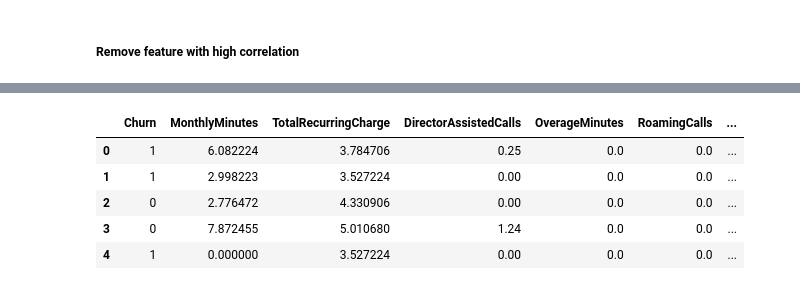
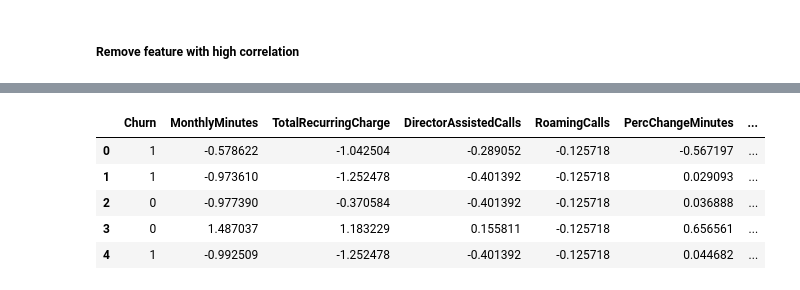
Before and after one commit to sthasubin429/slpt, a Jupyter notebook: src/telecom_churn.ipynb, the cells around one changed output, grey strips where cells are left out. Cells and saved outputs as stored; diff of their text form; code cells hidden in the pictures.

```diff
--- a/src/telecom_churn.ipynb
+++ b/src/telecom_churn.ipynb
@@ -541,0 +521,4 @@ memory usage: 23.8 MB
+# %%
+data_fe["In_Out_Ratio"] = data_fe["InboundCalls"] / data_fe["OutboundCalls"].replace(0, np.nan)
+data_fe["In_Out_Ratio"] = data_fe["In_Out_Ratio"].fillna(0)
+data_fe.head()
@@ -568,5 +558,9 @@ plot_feat_importances(important_feat[important_feat > 0.005])
 # %% [markdown]
 ##### Remove feature with high correlation
+# %%
+# Crop customer_id
+dropped_cols = ["CustomerID"]
+data_fe = data_fe.drop(columns=dropped_cols)
 # %%
 corr= data_fe.corr()
 
@@ -606,4 +598,4 @@ dropped_cols
  'CreditRatingNum']
 # %%
-df_pca = data_fe.drop(columns=dropped_cols)
+data_sf = data_fe.drop(columns=dropped_cols)
 # %%
@@ -632,2 +624,3 @@ memory usage: 17.9 MB
 # %%
-# data_fe = df_pca.copy()
+data_norm = data_sf.copy()
+data_norm.head()
@@ -634,9 +634,21 @@ memory usage: 17.9 MB
 # %%
-# data_fe.head()
+num_cols = [
+  'MonthlyMinutes', 'TotalRecurringCharge', 'DirectorAssistedCalls', 'RoamingCalls',
+  'PercChangeMinutes', 'PercChangeRevenues', 'BlockedCalls', 'CustomerCareCalls',
+  'ThreewayCalls', 'InboundCalls', 'CallForwardingCalls', 'CallWaitingCalls',
+  'MonthsInService', 'CurrentEquipmentDays',
+]
+
+scaler = StandardScaler()
+data_norm[num_cols] = scaler.fit_transform(data_norm[num_cols])
+
+float_cols = [col for col in data_norm.columns if col not in num_cols and data_norm[col].dtype == float]
+data_norm[float_cols] = data_norm[float_cols].astype(int)
+data_norm.head()
 # %% [output]
-|  | Churn | MonthlyMinutes | TotalRecurringCharge | DirectorAssistedCalls | OverageMinutes | RoamingCalls | ... |
-| 0 | 1 | 6.082224 | 3.784706 | 0.25 | 0.0 | 0.0 | ... |
-| 1 | 1 | 2.998223 | 3.527224 | 0.00 | 0.0 | 0.0 | ... |
-| 2 | 0 | 2.776472 | 4.330906 | 0.00 | 0.0 | 0.0 | ... |
-| 3 | 0 | 7.872455 | 5.010680 | 1.24 | 0.0 | 0.0 | ... |
-| 4 | 1 | 0.000000 | 3.527224 | 0.00 | 0.0 | 0.0 | ... |
+|  | Churn | MonthlyMinutes | TotalRecurringCharge | DirectorAssistedCalls | RoamingCalls | PercChangeMinutes | ... |
+| 0 | 1 | -0.578622 | -1.042504 | -0.289052 | -0.125718 | -0.567197 | ... |
+| 1 | 1 | -0.973610 | -1.252478 | -0.401392 | -0.125718 | 0.029093 | ... |
+| 2 | 0 | -0.977390 | -0.370584 | -0.401392 | -0.125718 | 0.036888 | ... |
+| 3 | 0 | 1.487037 | 1.183229 | 0.155811 | -0.125718 | 0.656561 | ... |
+| 4 | 1 | -0.992509 | -1.252478 | -0.401392 | -0.125718 | 0.044682 | ... |
```
Also changed, not shown: parts of 37 cells of this notebook, 11 other files.
